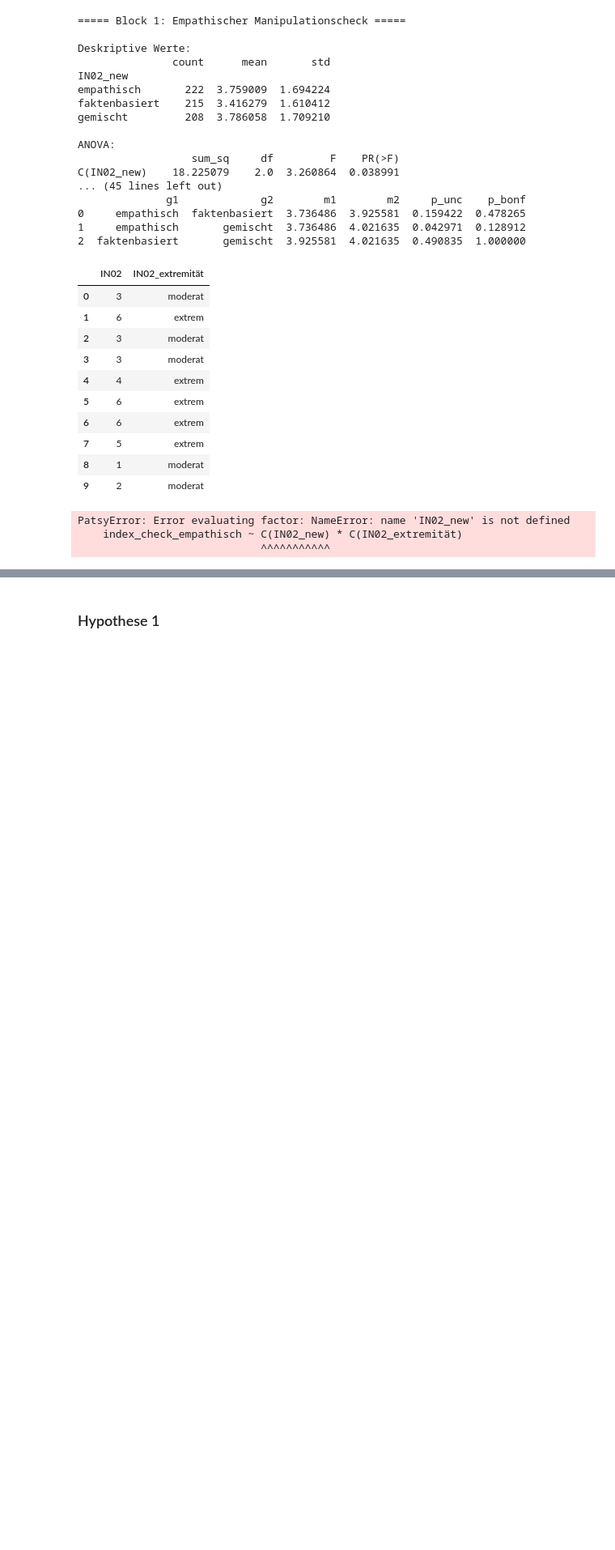
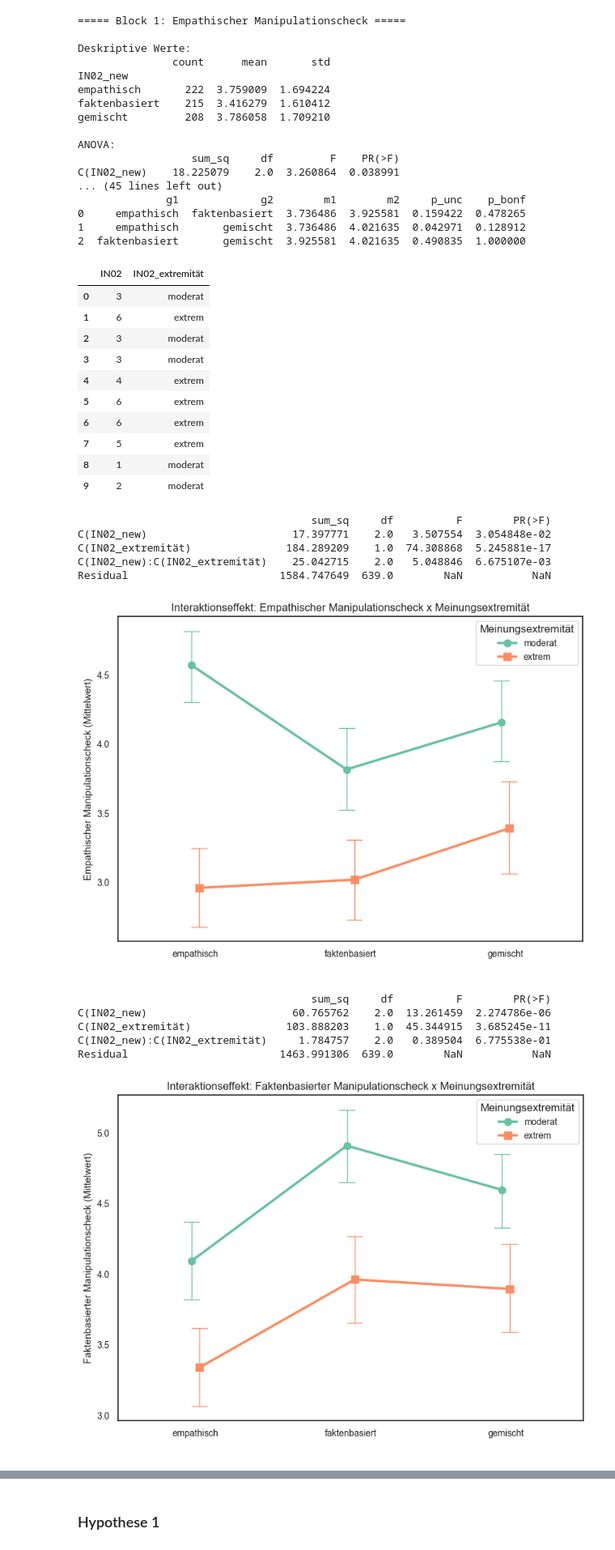
Before and after one commit to lara-polat/KI_Demokratie, a Jupyter notebook: analysis2.ipynb, the cells around one changed output, grey strips where cells are left out. Shown at 81% size. Saved outputs shown, nothing was run; the diff lists cells and outputs as text; code cells hidden in the pictures; blank space fills up the shorter version.

Commit message:
Beheben der Fehlermeldungen, Visualisierungen, etc.

```diff
--- a/analysis2.ipynb
+++ b/analysis2.ipynb
@@ -1055,6 +1060,8 @@ model_interaktion_empathisch = ols('index_check_empathisch ~ C(IN02_new) * C(IN0
 print(anova_lm(model_interaktion_empathisch, typ=2))
 
 # Visualisierung des Interaktionseffekts (empatisch)
+
+sns.set_style("white")
 plt.figure(figsize=(8, 6))
 sns.pointplot(
     data=df_masterprojekt1,
@@ -1068,7 +1075,7 @@ sns.pointplot(
     palette='Set2'
 )
 plt.title('Interaktionseffekt: Empathischer Manipulationscheck x Meinungsextremität')
-plt.xlabel('Kommunikationsstil')
+plt.xlabel(' ')
 plt.ylabel('Empathischer Manipulationscheck (Mittelwert)')
 plt.legend(title='Meinungsextremität')
 plt.tight_layout()
@@ -1079,6 +1086,7 @@ model_interaktion_faktenbasiert = ols('index_check_faktenbasiert ~ C(IN02_new) *
 print(anova_lm(model_interaktion_faktenbasiert, typ=2))
 
 # Visualisierung des Interaktionseffekts (faktenbasiert)
+
 plt.figure(figsize=(8, 6))
 sns.pointplot(
     data=df_masterprojekt1,
@@ -1092,36 +1100,45 @@ sns.pointplot(
     palette='Set2'
 )
 plt.title('Interaktionseffekt: Faktenbasierter Manipulationscheck x Meinungsextremität')
-plt.xlabel('Kommunikationsstil')
+plt.xlabel(' ')
 plt.ylabel('Faktenbasierter Manipulationscheck (Mittelwert)')
 plt.legend(title='Meinungsextremität')
 plt.tight_layout()
 plt.show()
 
 # Interaktionseffekt: gemischter Manipulationscheck x Meinungsextremität
 model_interaktion_gemischt = ols('index_check_gemischt ~ C(IN02_new) * C(IN02_extremität)', data=df_masterprojekt1).fit()
 print(anova_lm(model_interaktion_gemischt, typ=2))
 
 # Visualisierung des Interaktionseffekts (gemischt)
 plt.figure(figsize=(8, 6))
 sns.pointplot(
     data=df_masterprojekt1,
     x='IN02_new',
     y='index_check_gemischt',
     hue='IN02_extremität',
     dodge=True,
     markers=['o', 's'],
     capsize=.1,
     errwidth=1,
     palette='Set2'
 )
 plt.title('Interaktionseffekt: Gemischter Manipulationscheck x Meinungsextremität')
-plt.xlabel('Kommunikationsstil')
 plt.ylabel('Gemischter Manipulationscheck (Mittelwert)')
+plt.xlabel(' ')
 plt.legend(title='Meinungsextremität')
 plt.tight_layout()
 plt.show()
 # %% [output]
-PatsyError: Error evaluating factor: NameError: name 'IN02_new' is not defined
-    index_check_empathisch ~ C(IN02_new) * C(IN02_extremität)
-                             ^^^^^^^^^^^
+                                     sum_sq     df          F        PR(>F)
+C(IN02_new)                       17.397771    2.0   3.507554  3.054848e-02
+C(IN02_extremität)               184.289209    1.0  74.308868  5.245881e-17
+C(IN02_new):C(IN02_extremität)    25.042715    2.0   5.048846  6.675107e-03
+Residual                        1584.747649  639.0        NaN           NaN
+[figure, added]
+                                     sum_sq     df          F        PR(>F)
+C(IN02_new)                       60.765762    2.0  13.261459  2.274786e-06
+C(IN02_extremität)               103.888203    1.0  45.344915  3.685245e-11
+C(IN02_new):C(IN02_extremität)     1.784757    2.0   0.389504  6.775538e-01
+Residual                        1463.991306  639.0        NaN           NaN
+[figure, added]
```
Also changed, not shown: parts of 29 cells of this notebook.
